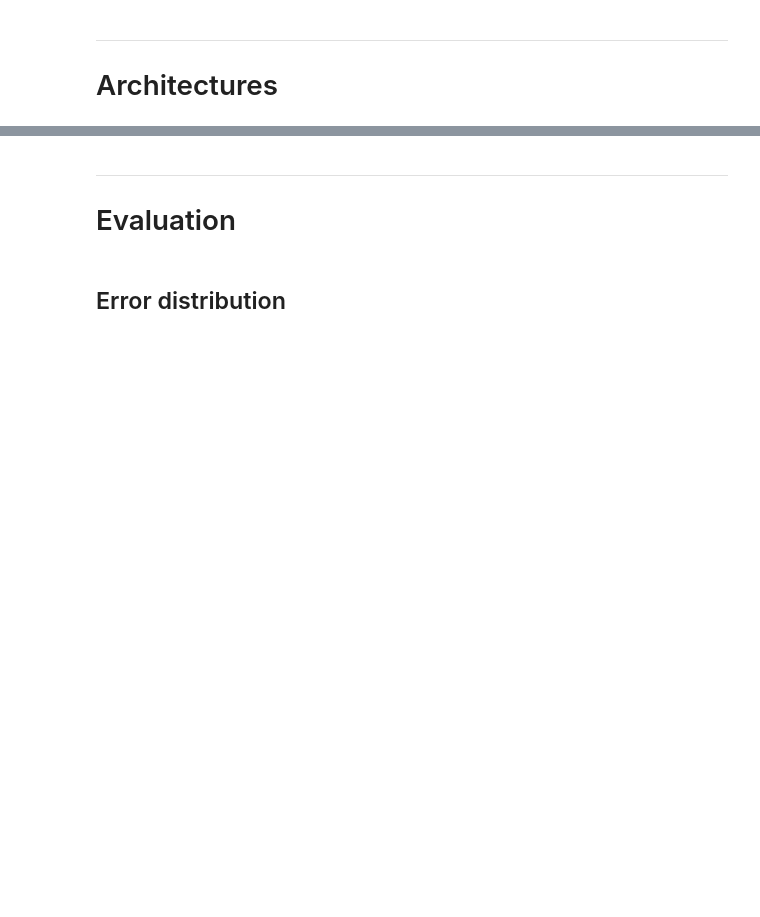
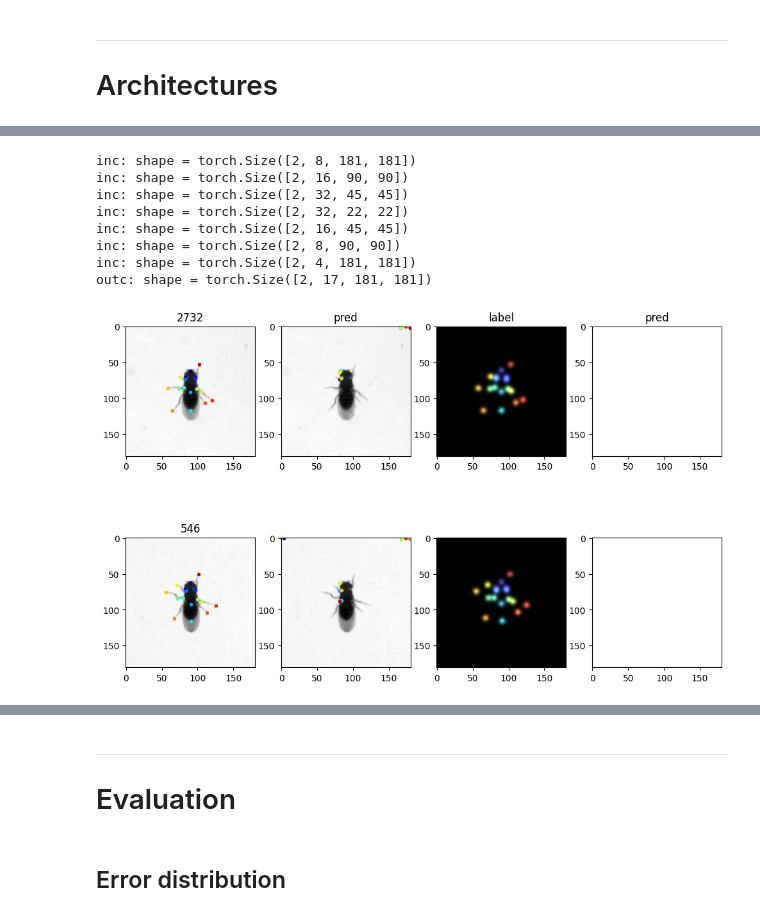
Before and after one commit to Luozeyuisthebest/course-content-dl, a Jupyter notebook: projects/Neuroscience/pose_estimation.ipynb, the cells around one changed output, grey strips where cells are left out. Drawn from its saved outputs; the diff is of its cells as text; code cells hidden in the pictures; blank space fills up the shorter version.

```diff
--- a/projects/Neuroscience/pose_estimation.ipynb
+++ b/projects/Neuroscience/pose_estimation.ipynb
@@ -1033,0 +800,22 @@ Training complete. Final model saved to /content/PoseEstimationNets/UNet20250715
+# %%
+# Insantiate the network
+net = UNet(n_channels=imsize[-1], n_landmarks=train_dataset.nlandmarks)
+net.to(device=device) # have to be careful about what is done on the CPU vs GPU
+
+# try the network out before training
+batch = next(iter(train_dataloader))
+with torch.no_grad():
+  hms0 = net.output(batch['image'].to(device=device), verbose=True)
+
+fig = plt.figure(figsize=(12, 4*len(batch['id'])), dpi= 100)
+PlotLabelAndPrediction(batch, hms0)
+# %% [output]
+inc: shape = torch.Size([2, 8, 181, 181])
+inc: shape = torch.Size([2, 16, 90, 90])
+inc: shape = torch.Size([2, 32, 45, 45])
+inc: shape = torch.Size([2, 32, 22, 22])
+inc: shape = torch.Size([2, 16, 45, 45])
+inc: shape = torch.Size([2, 8, 90, 90])
+inc: shape = torch.Size([2, 4, 181, 181])
+outc: shape = torch.Size([2, 17, 181, 181])
+[figure, added]
```
Also changed, not shown: parts of 12 cells of this notebook.
